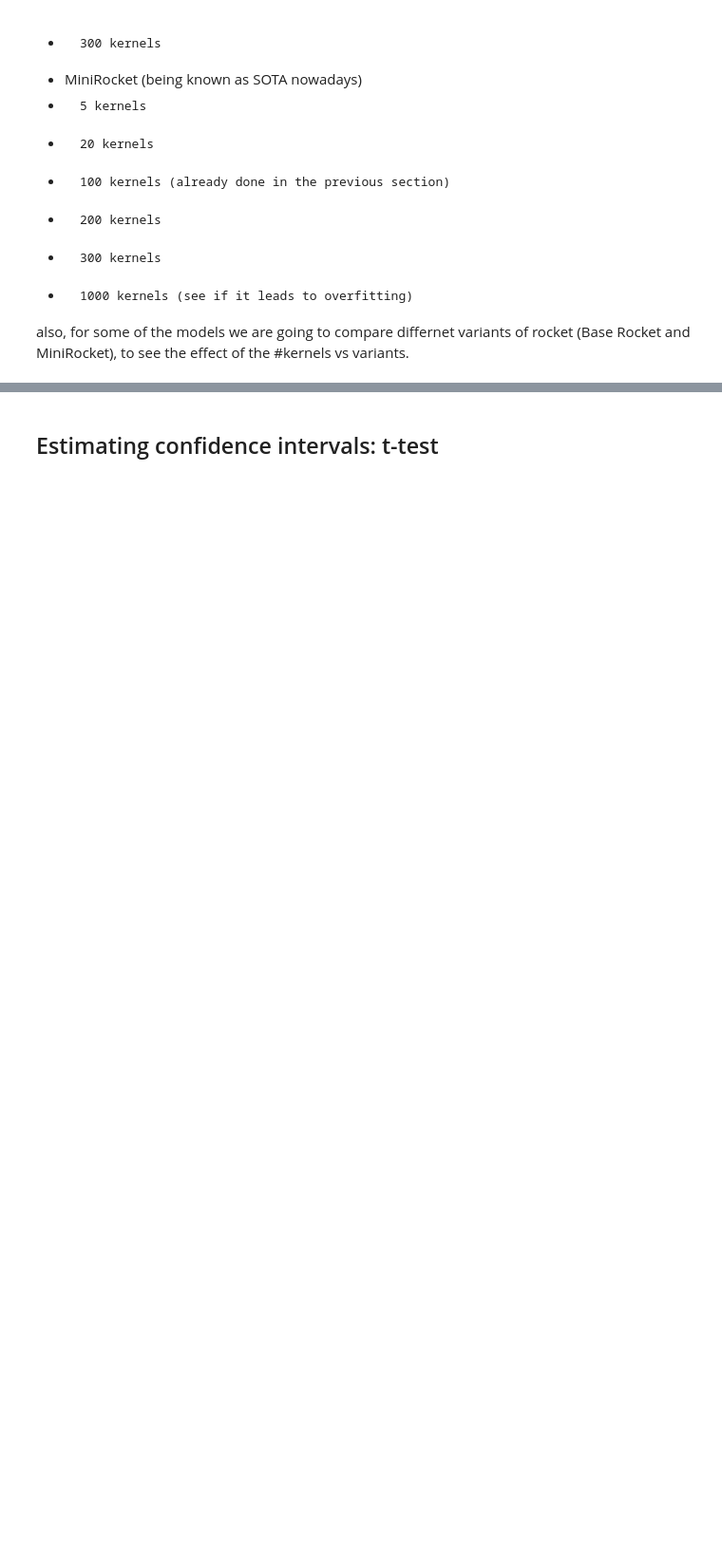
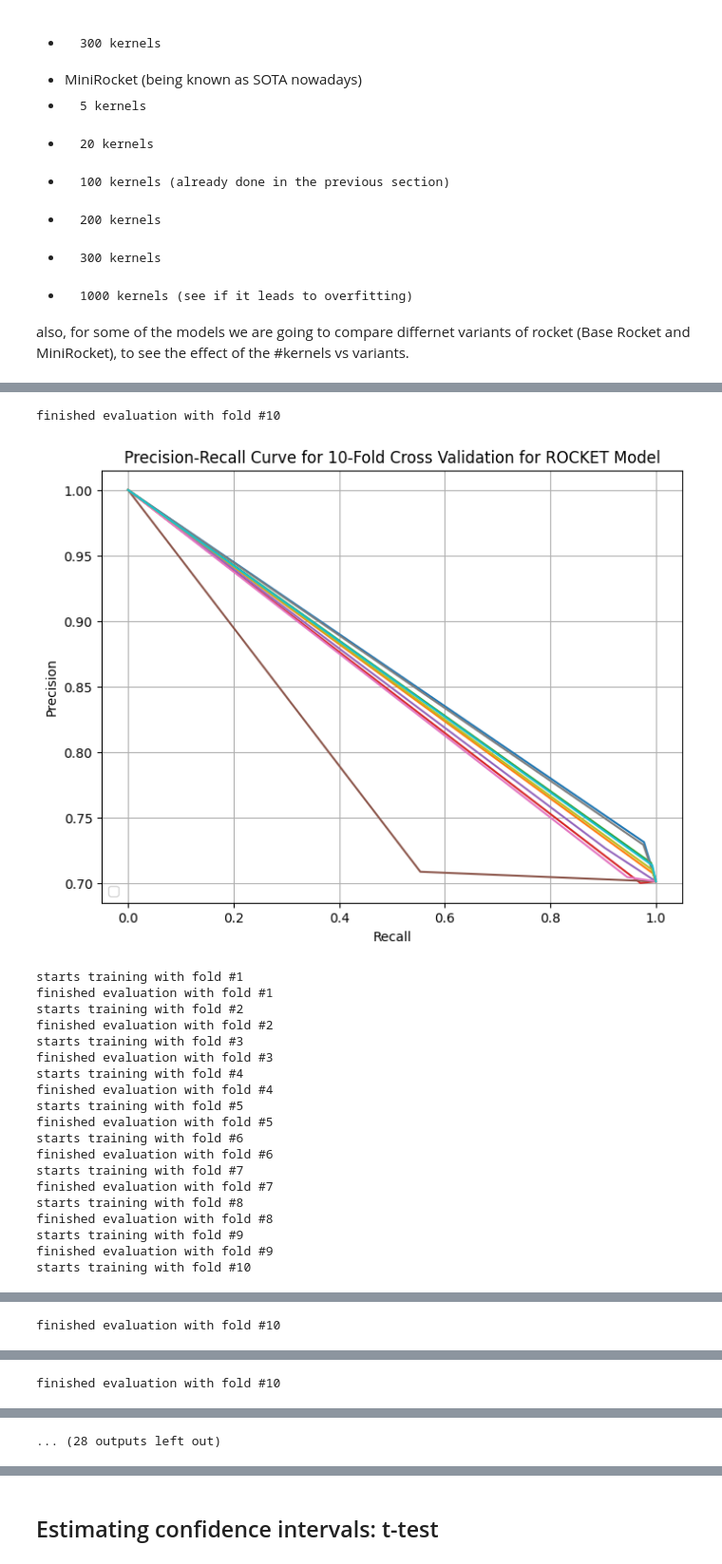
Before and after one commit to yuvalreshef/ROW_Room_Occupancy_using_WIFI_signals, a Jupyter notebook: person_detection_via_WIFI.ipynb, the cells around one changed output, grey strips where cells are left out. Shown at 95% size. Saved outputs shown, nothing was run; the diff lists cells and outputs as text; code cells hidden in the pictures; blank space fills up the shorter version.

```diff
--- a/person_detection_via_WIFI.ipynb
+++ b/person_detection_via_WIFI.ipynb
@@ -557,19 +573,27 @@ in this section we are going to test several variants of Rocket with several amo
 
 also, for some of the models we are going to compare differnet variants of rocket (Base Rocket and MiniRocket), to see the effect of the #kernels vs variants.
 # %%
-lab_summarization_columns = ['variant', 'num_kernels', 'is_multivariant?', 'mean_ap_score',
-                             '%training_data']  # pred&gold labels are saved for future displaying via visualizations
+lab_summarization_columns = ['variant', 'num_kernels', 'is_multivariant?', 'mean_ap', 'std_ap', '%training_data']  # pred&gold labels are saved for future displaying via visualizations
+
 records = []
 running_configuration = {
     'rocket': {
         'num_kernels': [5, 20, 100, 200, 300]
     },
     'minirocket': {
-        'num_kernels': [5, 20, 100, 200, 300, 1000]
+        'num_kernels': [100, 200, 300, 1000, 3000]
     }
 }
 
 for variant, variant_config in running_configuration.items():
     for kernels in variant_config["num_kernels"]:
-        records.append((*lab_trial(num_kernels=kernels, rocket_transform=variant, use_multivariate="yes",
-                                   training_data_df=wifi_first_25p_data, training_labels=wifi_first_25p_labels), 25))
+        records.append((variant,
+                       kernels,
+                       "yes",
+                      *lab_trial(num_kernels=kernels, rocket_transform=variant, use_multivariate="yes",
+                                   training_data_df=wifi_first_25p_data, training_labels=wifi_first_25p_labels),
+                        25))
+
+lab_results_df = pd.DataFrame(records, columns=lab_summarization_columns)
+lab_results_df.to_csv('rocket_lab_results.csv', index=False)
+# %% [output]
@@ -575,0 +620,21 @@ for variant, variant_config in running_configuration.items():
+finished evaluation with fold #10
+[figure, added]
+starts training with fold #1
+finished evaluation with fold #1
+starts training with fold #2
+finished evaluation with fold #2
+starts training with fold #3
+finished evaluation with fold #3
+starts training with fold #4
+finished evaluation with fold #4
+starts training with fold #5
+finished evaluation with fold #5
+starts training with fold #6
+finished evaluation with fold #6
+starts training with fold #7
+finished evaluation with fold #7
+starts training with fold #8
+finished evaluation with fold #8
+starts training with fold #9
+finished evaluation with fold #9
+starts training with fold #10
@@ -575,0 +642 @@ for variant, variant_config in running_configuration.items():
+finished evaluation with fold #10
@@ -575,0 +664 @@ for variant, variant_config in running_configuration.items():
+finished evaluation with fold #10
@@ -575,0 +666 @@ for variant, variant_config in running_configuration.items():
+... (28 outputs left out)
```
Also changed, not shown: parts of 48 cells of this notebook.
